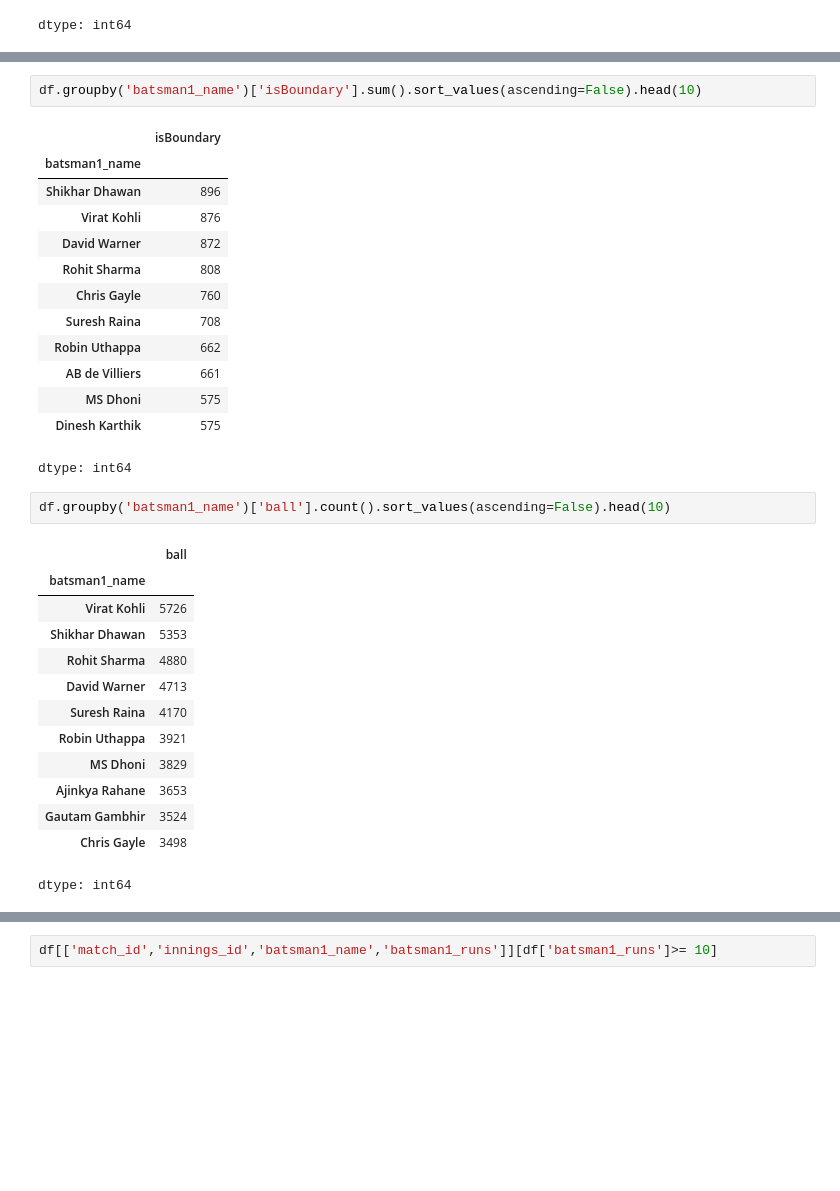
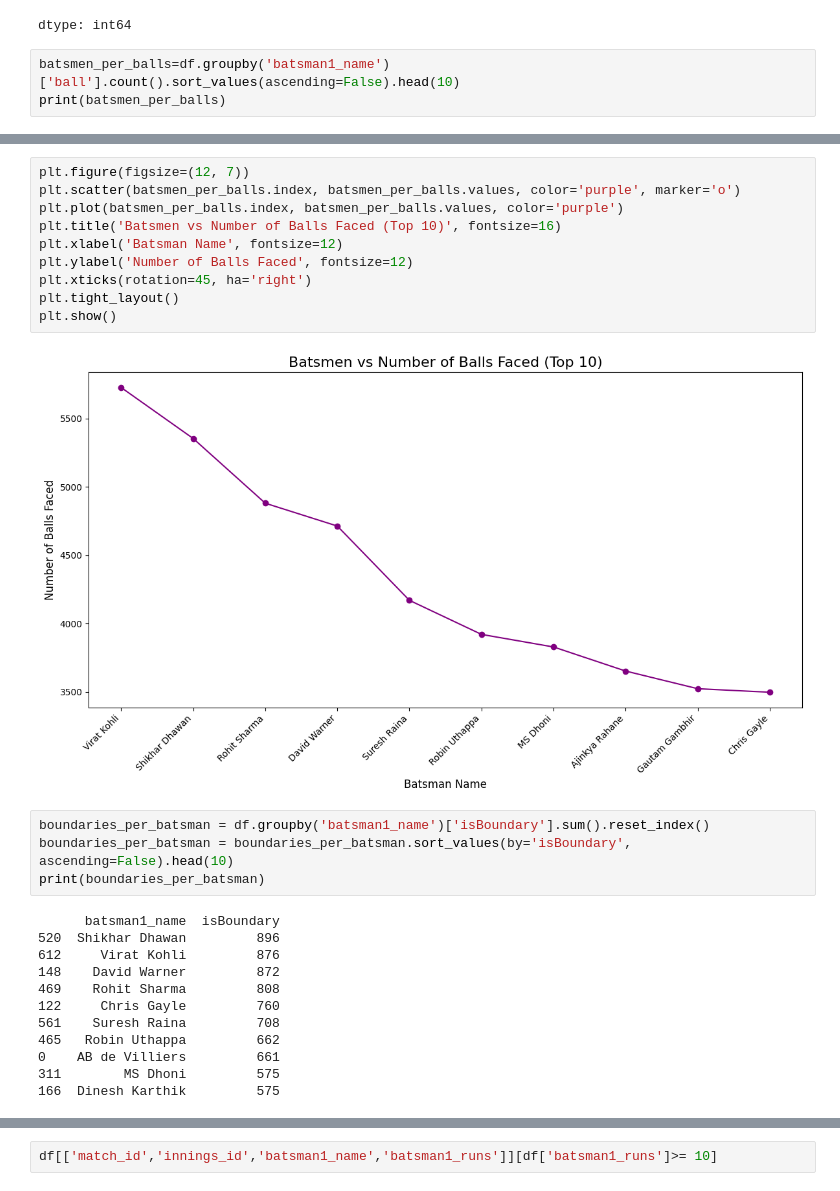
Before and after one commit to amalsalilan/IPL_Infographics_Data_Analytics_-_Data_Visualization_Infosys_Internship_Oct2024, a Jupyter notebook: final_notebook.ipynb, the cells around one changed output, grey strips where cells are left out. Drawn from its saved outputs; the diff is of its cells as text; blank space fills up the shorter version.

```diff
--- a/final_notebook.ipynb
+++ b/final_notebook.ipynb
@@ -330,3 +401,6 @@ df.groupby('batsman1_name')['runs'].sum().sort_values(ascending=False).head(10)
 | Robin Uthappa | 5237 |
 | Dinesh Karthik | 4692 |
 dtype: int64
+# %%
+batsmen_per_balls=df.groupby('batsman1_name')['ball'].count().sort_values(ascending=False).head(10)
+print(batsmen_per_balls)
@@ -333,32 +420,28 @@ dtype: int64
+# %%
+plt.figure(figsize=(12, 7))
+plt.scatter(batsmen_per_balls.index, batsmen_per_balls.values, color='purple', marker='o')
+plt.plot(batsmen_per_balls.index, batsmen_per_balls.values, color='purple')
+plt.title('Batsmen vs Number of Balls Faced (Top 10)', fontsize=16)
+plt.xlabel('Batsman Name', fontsize=12)
+plt.ylabel('Number of Balls Faced', fontsize=12)
+plt.xticks(rotation=45, ha='right')
+plt.tight_layout()
+plt.show()
+# %% [output]
+[figure, added]
 # %%
-df.groupby('batsman1_name')['isBoundary'].sum().sort_values(ascending=False).head(10)
+boundaries_per_batsman = df.groupby('batsman1_name')['isBoundary'].sum().reset_index()
+boundaries_per_batsman = boundaries_per_batsman.sort_values(by='isBoundary', ascending=False).head(10)
+print(boundaries_per_batsman)
 # %% [output]
-|  | isBoundary |
-| batsman1_name |  |
-| Shikhar Dhawan | 896 |
-| Virat Kohli | 876 |
-| David Warner | 872 |
-| Rohit Sharma | 808 |
-| Chris Gayle | 760 |
-| Suresh Raina | 708 |
-| Robin Uthappa | 662 |
-| AB de Villiers | 661 |
-| MS Dhoni | 575 |
-| Dinesh Karthik | 575 |
-dtype: int64
+      batsman1_name  isBoundary
+520  Shikhar Dhawan         896
+612     Virat Kohli         876
+148    David Warner         872
+469    Rohit Sharma         808
+122     Chris Gayle         760
+561    Suresh Raina         708
+465   Robin Uthappa         662
+0    AB de Villiers         661
+311        MS Dhoni         575
+166  Dinesh Karthik         575
-# %%
-df.groupby('batsman1_name')['ball'].count().sort_values(ascending=False).head(10)
-# %% [output]
-|  | ball |
-| batsman1_name |  |
-| Virat Kohli | 5726 |
-| Shikhar Dhawan | 5353 |
-| Rohit Sharma | 4880 |
-| David Warner | 4713 |
-| Suresh Raina | 4170 |
-| Robin Uthappa | 3921 |
-| MS Dhoni | 3829 |
-| Ajinkya Rahane | 3653 |
-| Gautam Gambhir | 3524 |
-| Chris Gayle | 3498 |
-dtype: int64
```
Also changed, not shown: parts of 27 cells of this notebook.
